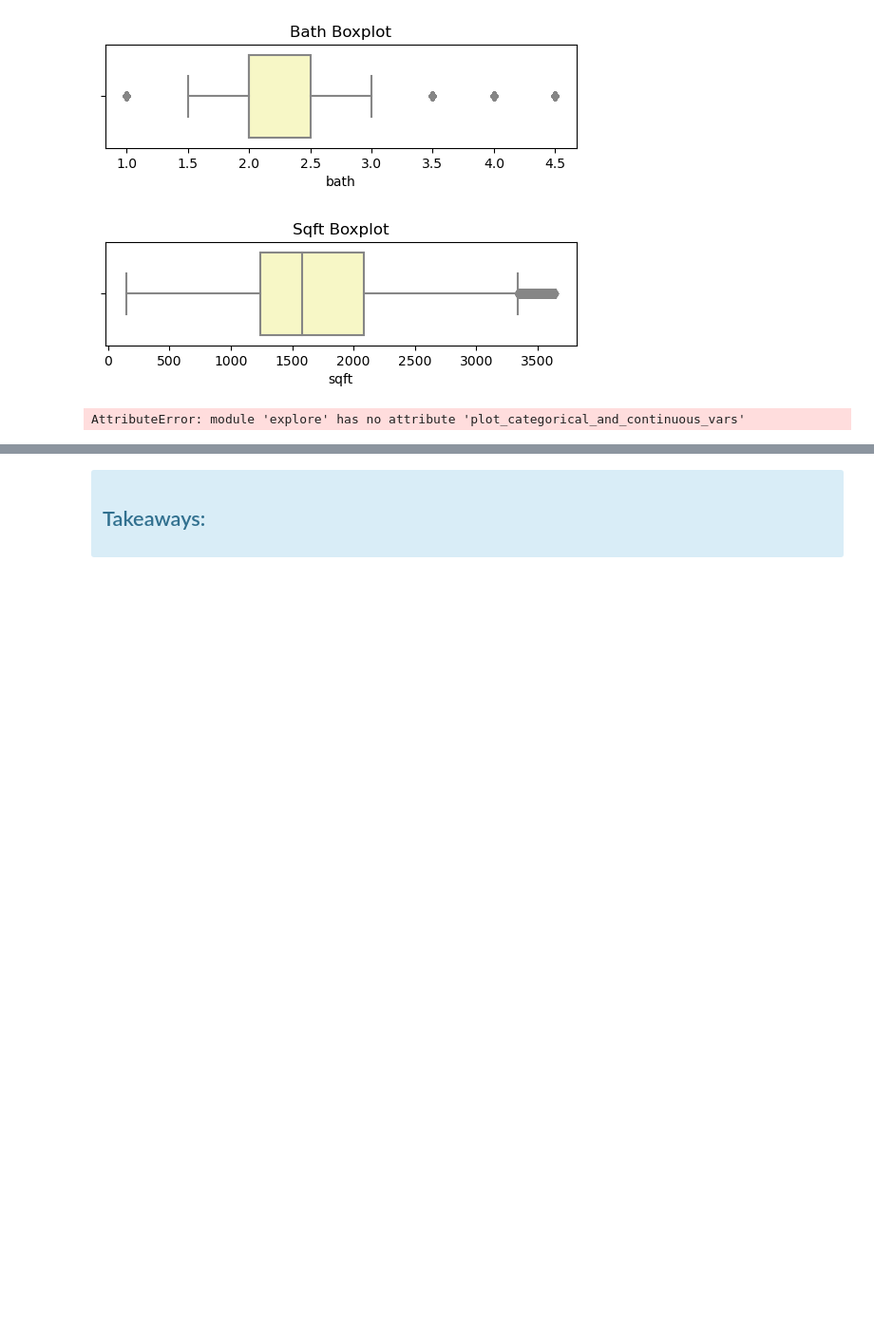
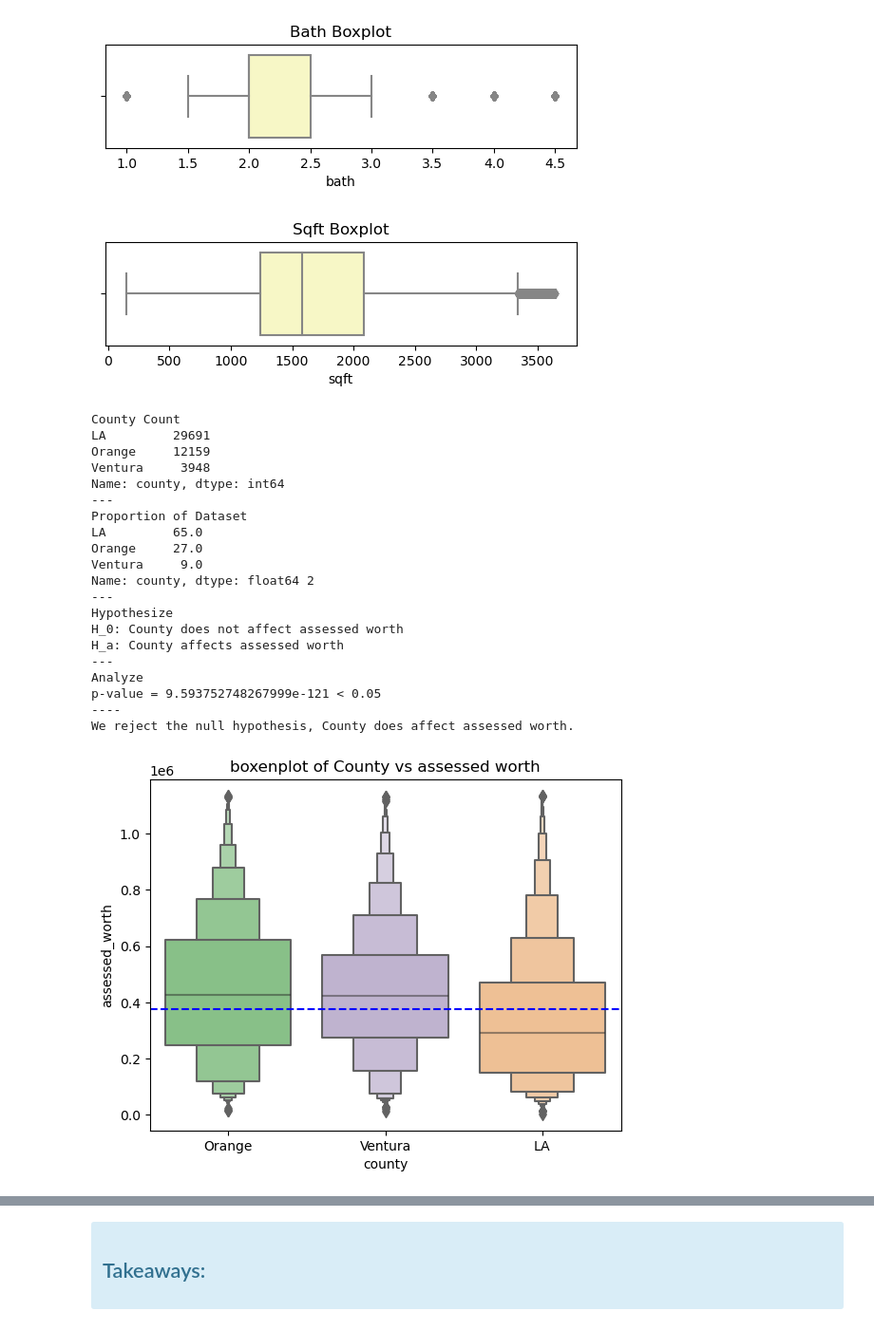
Before and after one commit to lewisalexia/Regression_Project2_Zillow, a Jupyter notebook: explore.ipynb, the cells around one changed output, grey strips where cells are left out. Shown at 95% size. Drawn from its saved outputs; the diff is of its cells as text; code cells hidden in the pictures; blank space fills up the shorter version.

```diff
--- a/explore.ipynb
+++ b/explore.ipynb
@@ -275,7 +275,27 @@ ex.visual_explore_univariate(df_clean)
 [figure]
 [figure]
 # %%
-ex.plot_categorical_and_continuous_vars(df_clean.drop(columns=['date']))
+ex.plot_categorical_vars(df_clean.drop(columns=['date']))
 # %% [output]
-AttributeError: module 'explore' has no attribute 'plot_categorical_and_continuous_vars'
+County Count
+LA         29691
+Orange     12159
+Ventura     3948
+Name: county, dtype: int64
+---
+Proportion of Dataset
+LA         65.0
+Orange     27.0
+Ventura     9.0
+Name: county, dtype: float64 2
+---
+Hypothesize
+H_0: County does not affect assessed worth
+H_a: County affects assessed worth
+---
+Analyze
+p-value = 9.593752748267999e-121 < 0.05
+----
+We reject the null hypothesis, County does affect assessed worth.
+[figure, added]
 # %%
```
Also changed, not shown: parts of 68 cells of this notebook.
